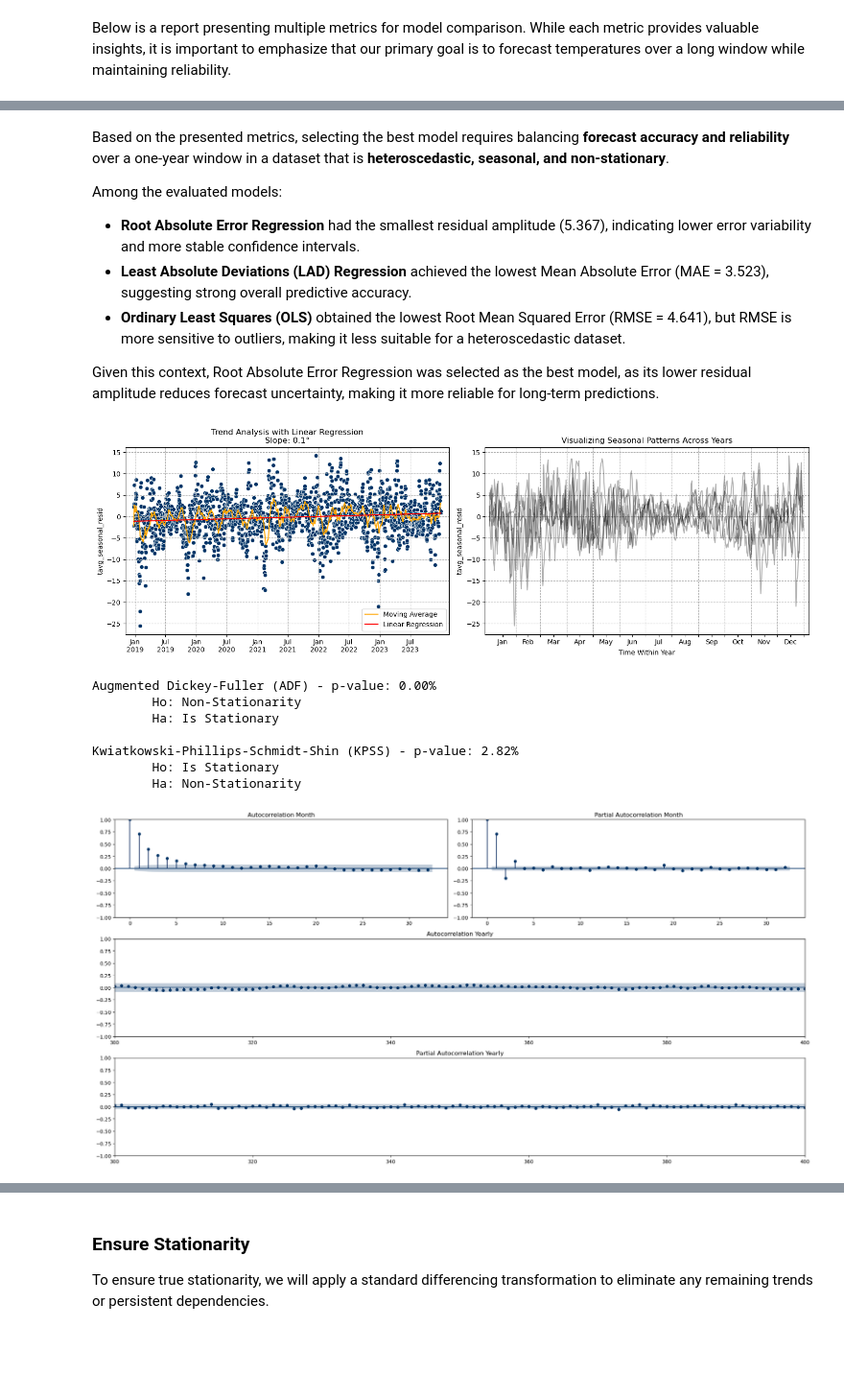
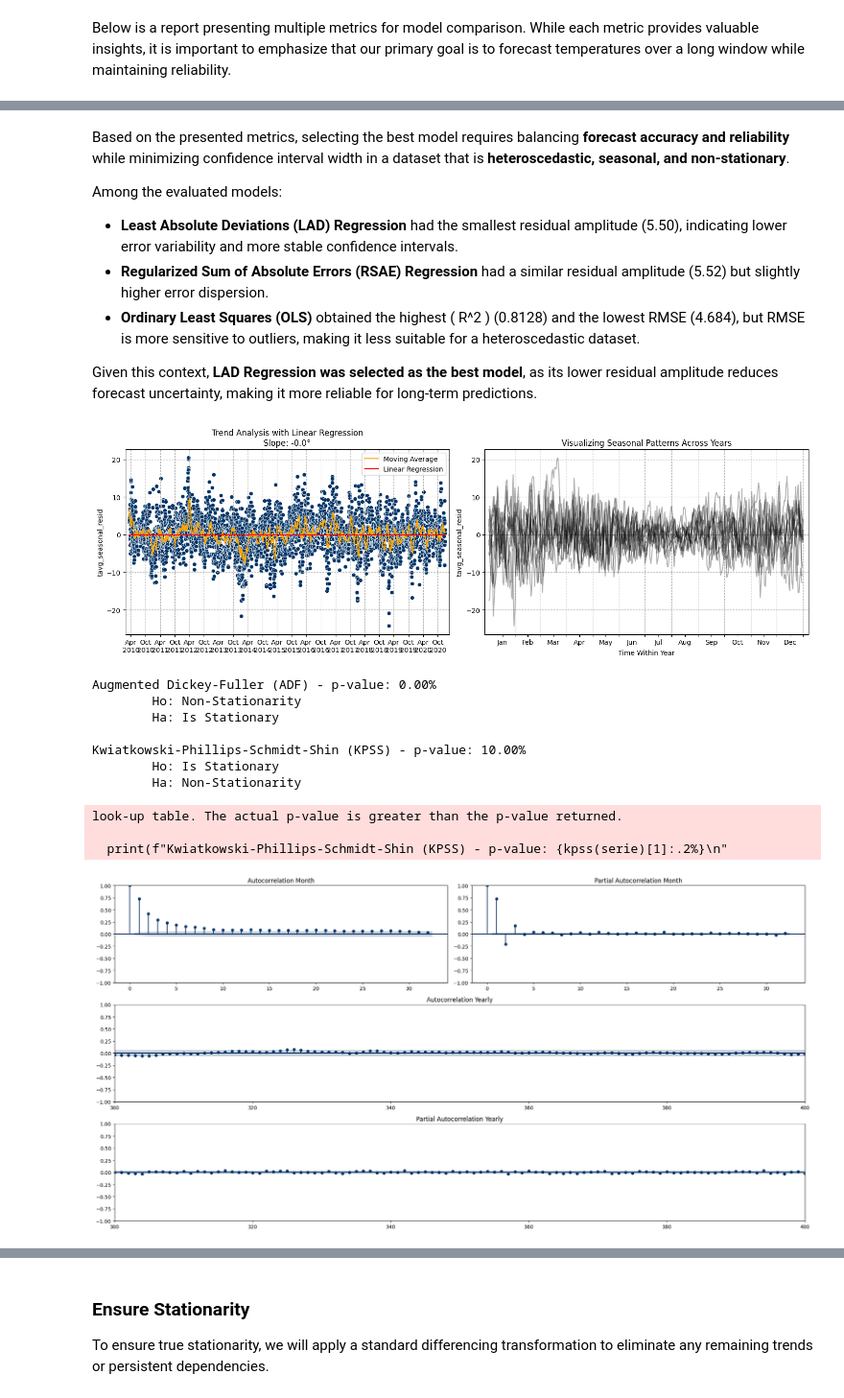
Before and after one commit to pedrogabrielmoura/WeatherForecast, a Jupyter notebook: notebooks/eda_target.ipynb, the cells around one changed output, grey strips where cells are left out. Shown at 96% size. Cells and saved outputs as stored; diff of their text form; code cells hidden in the pictures; blank space fills up the shorter version.

```diff
--- a/notebooks/eda_target.ipynb
+++ b/notebooks/eda_target.ipynb
@@ -59,7 +54,7 @@ def compute_metrics(y, y_pred):
 We will use the sanitized data from the previous notebook.
 # %%
 weather_df_complete = pd.read_parquet('../data/wrangle/weather_sanitized.parquet')
-weather_df = weather_df_complete.loc[weather_df_complete['time'].dt.year < 2024].copy()
+weather_df = weather_df_complete.loc[weather_df_complete['time'].dt.year < 2021].copy()
 # %%
 display(weather_df.tail())
 weather_df.info()
@@ -306,26 +300,29 @@ print(metrics_df)
 # %% [markdown]
-Based on the presented metrics, selecting the best model requires balancing **forecast accuracy and reliability** over a one-year window in a dataset that is **heteroscedastic, seasonal, and non-stationary**.
+Based on the presented metrics, selecting the best model requires balancing **forecast accuracy and reliability** while minimizing confidence interval width in a dataset that is **heteroscedastic, seasonal, and non-stationary**.
 
 Among the evaluated models:
-- **Root Absolute Error Regression** had the smallest residual amplitude (5.367), indicating lower error variability and more stable confidence intervals.
-- **Least Absolute Deviations (LAD) Regression** achieved the lowest Mean Absolute Error (MAE = 3.523), suggesting strong overall predictive accuracy.
-- **Ordinary Least Squares (OLS)** obtained the lowest Root Mean Squared Error (RMSE = 4.641), but RMSE is more sensitive to outliers, making it less suitable for a heteroscedastic dataset.
+- **Least Absolute Deviations (LAD) Regression** had the smallest residual amplitude (5.50), indicating lower error variability and more stable confidence intervals.
+- **Regularized Sum of Absolute Errors (RSAE) Regression** had a similar residual amplitude (5.52) but slightly higher error dispersion.
+- **Ordinary Least Squares (OLS)** obtained the highest \( R^2 \) (0.8128) and the lowest RMSE (4.684), but RMSE is more sensitive to outliers, making it less suitable for a heteroscedastic dataset.
 
-Given this context, Root Absolute Error Regression was selected as the best model, as its lower residual amplitude reduces forecast uncertainty, making it more reliable for long-term predictions.
+Given this context, **LAD Regression was selected as the best model**, as its lower residual amplitude reduces forecast uncertainty, making it more reliable for long-term predictions.
 # %%
-weather_df['tavg_seasonal'] = harmonic_rsae
+weather_df['tavg_seasonal'] = harmonic_lad
 weather_df['tavg_seasonal_resid'] = weather_df['tavg'] - weather_df['tavg_seasonal']
 ts_quick_insights(weather_df['tavg_seasonal_resid'], weather_df['time'])
 stationary_tests(weather_df['tavg_seasonal_resid'])
 plot_acf_pacf(weather_df['tavg_seasonal_resid'], 'both')
 # %% [output]
-[figure, old version]
+[figure, new version]
 Augmented Dickey-Fuller (ADF) - p-value: 0.00%
         Ho: Non-Stationarity
         Ha: Is Stationary
 
-Kwiatkowski-Phillips-Schmidt-Shin (KPSS) - p-value: 2.82%
+Kwiatkowski-Phillips-Schmidt-Shin (KPSS) - p-value: 10.00%
         Ho: Is Stationary
         Ha: Non-Stationarity
+look-up table. The actual p-value is greater than the p-value returned.
+
+  print(f"Kwiatkowski-Phillips-Schmidt-Shin (KPSS) - p-value: {kpss(serie)[1]:.2%}\n"
 [figure]
 # %% [markdown]
```
Also changed, not shown: parts of 28 cells of this notebook, 3 other files.
